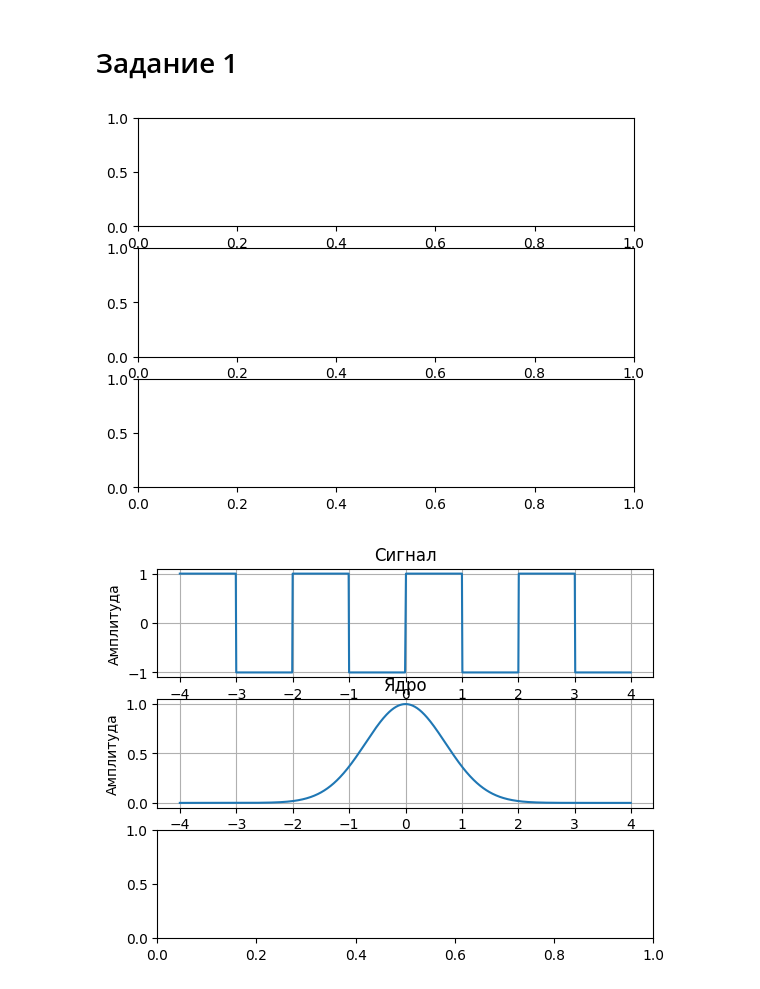
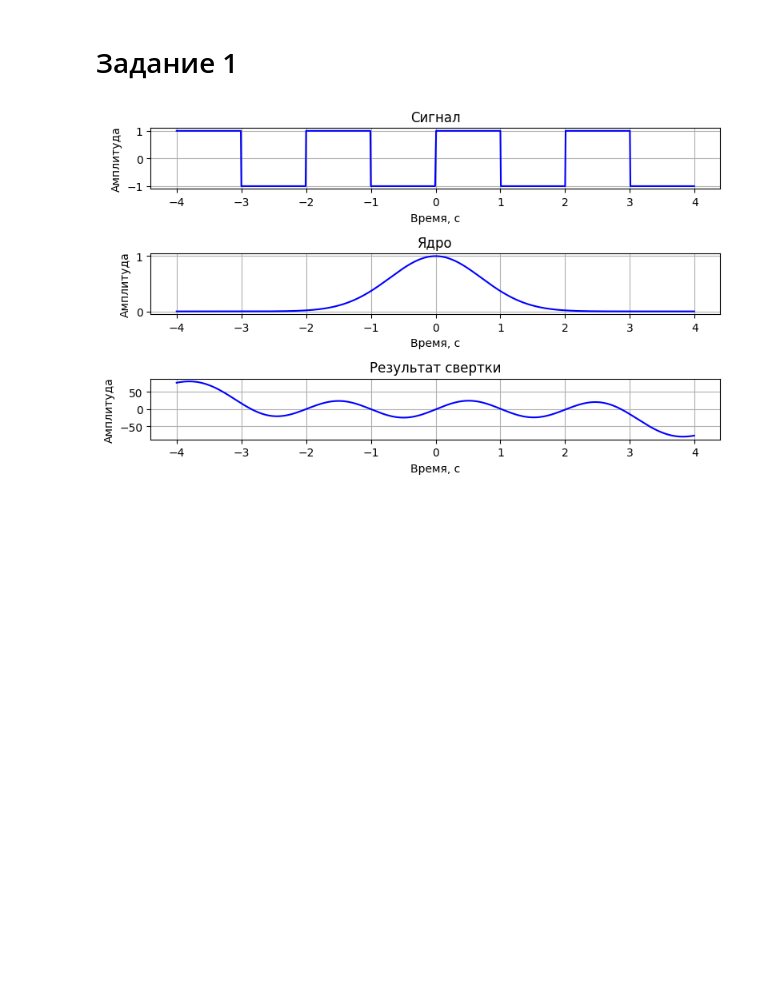
Before and after one commit to HerrPhoton/Digital-signal-processing, a Jupyter notebook: Lab5.ipynb, the cells around one changed output. Saved outputs shown, nothing was run; the diff lists cells and outputs as text; code cells hidden in the pictures; blank space fills up the shorter version.

```diff
--- a/Lab5.ipynb
+++ b/Lab5.ipynb
@@ -17,12 +15,10 @@ x_k, y_k, _ = handler.make_signal('other', 1, converter.w, interval = (-4, 4), f
 # %%
 y_conv = np.convolve(y, y_k, mode = 'same')
 # %%
-display.make_plot(x, y, plt_id = 0, title = 'Сигнал')
-display.make_plot(x_k, y_k, plt_id = 1, title = 'Ядро')
-display.make_plot(x, y_conv, plt_id = 2, title = 'Результат свертки')
+display.make_plot(0, x, y, title = 'Сигнал')
+display.make_plot(1, x_k, y_k, title = 'Ядро')
+display.make_plot(2, x, y_conv, title = 'Результат свертки')
 
-plt.ion()
 display.plot()
 # %% [output]
-[figure, old version]
+[figure, new version]
-[figure, removed]
```
Also changed, not shown: parts of 2 cells of this notebook, 1 other file.
